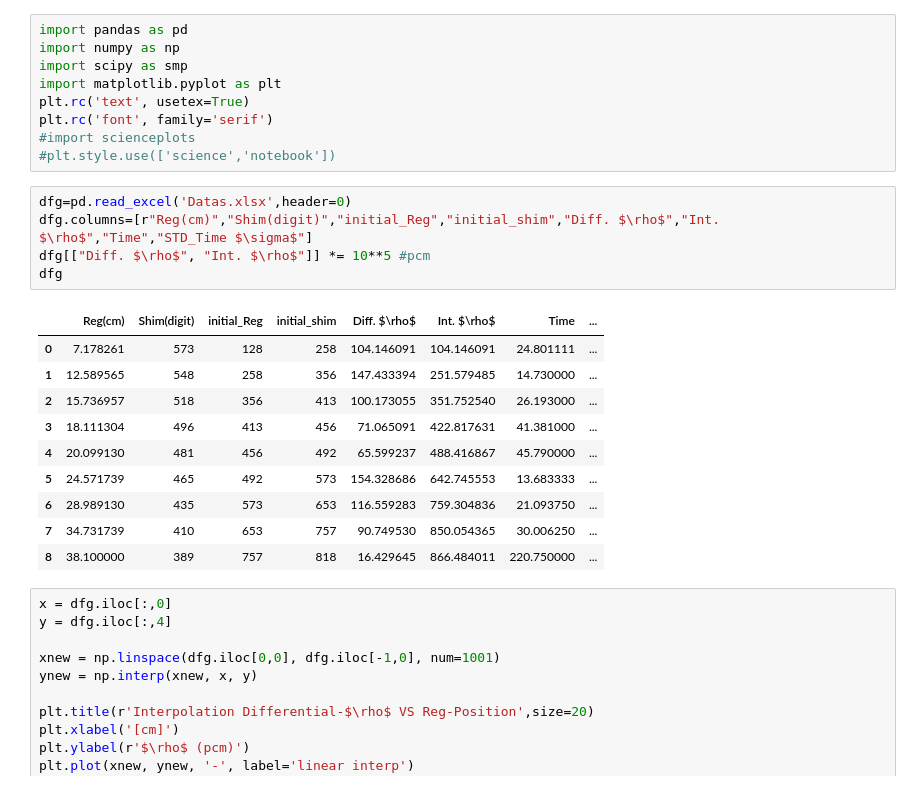
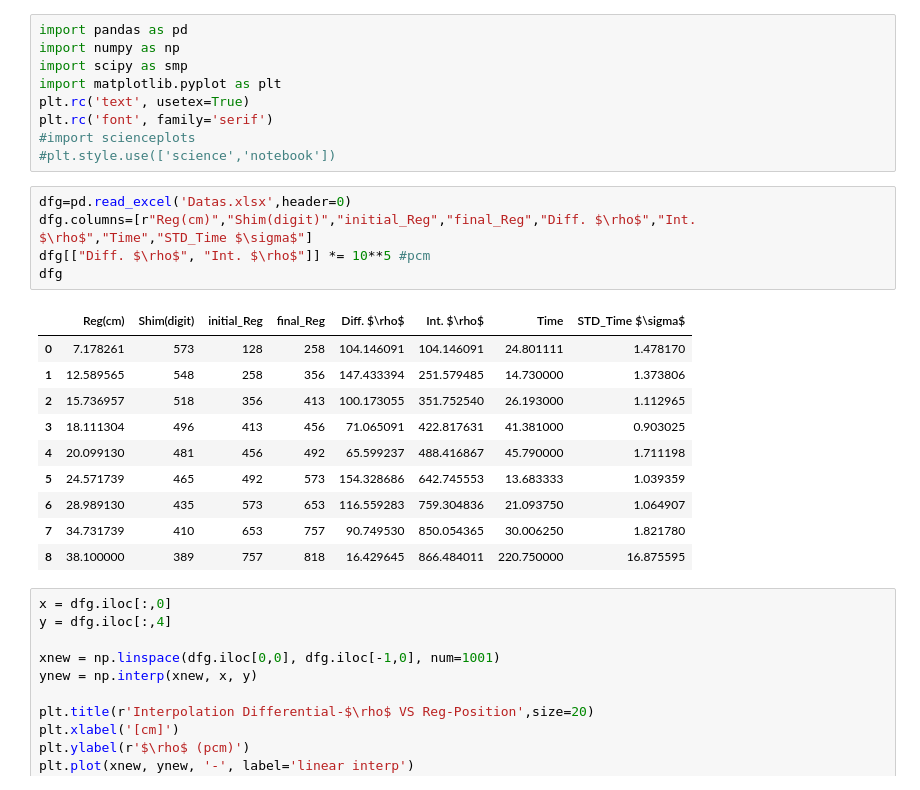
Before and after one commit to 96mat/ENRK, a Jupyter notebook: Report.ipynb, the cells around one changed output. Drawn from its saved outputs; the diff is of its cells as text.

```diff
--- a/Report.ipynb
+++ b/Report.ipynb
@@ -11,20 +11,20 @@ plt.rc('font', family='serif')
 #plt.style.use(['science','notebook'])
 # %%
 dfg=pd.read_excel('Datas.xlsx',header=0)
-dfg.columns=[r"Reg(cm)","Shim(digit)","initial_Reg","initial_shim","Diff. $\rho$","Int. $\rho$","Time","STD_Time $\sigma$"]
+dfg.columns=[r"Reg(cm)","Shim(digit)","initial_Reg","final_Reg","Diff. $\rho$","Int. $\rho$","Time","STD_Time $\sigma$"]
 dfg[["Diff. $\rho$", "Int. $\rho$"]] *= 10**5 #pcm
 dfg
 # %% [output]
-|  | Reg(cm) | Shim(digit) | initial_Reg | initial_shim | Diff. $\rho$ | Int. $\rho$ | Time | ... |
-| 0 | 7.178261 | 573 | 128 | 258 | 104.146091 | 104.146091 | 24.801111 | ... |
-| 1 | 12.589565 | 548 | 258 | 356 | 147.433394 | 251.579485 | 14.730000 | ... |
-| 2 | 15.736957 | 518 | 356 | 413 | 100.173055 | 351.752540 | 26.193000 | ... |
-| 3 | 18.111304 | 496 | 413 | 456 | 71.065091 | 422.817631 | 41.381000 | ... |
-| 4 | 20.099130 | 481 | 456 | 492 | 65.599237 | 488.416867 | 45.790000 | ... |
-| 5 | 24.571739 | 465 | 492 | 573 | 154.328686 | 642.745553 | 13.683333 | ... |
-| 6 | 28.989130 | 435 | 573 | 653 | 116.559283 | 759.304836 | 21.093750 | ... |
-| 7 | 34.731739 | 410 | 653 | 757 | 90.749530 | 850.054365 | 30.006250 | ... |
-| 8 | 38.100000 | 389 | 757 | 818 | 16.429645 | 866.484011 | 220.750000 | ... |
+|  | Reg(cm) | Shim(digit) | initial_Reg | final_Reg | Diff. $\rho$ | Int. $\rho$ | Time | STD_Time $\sigma$ |
+| 0 | 7.178261 | 573 | 128 | 258 | 104.146091 | 104.146091 | 24.801111 | 1.478170 |
+| 1 | 12.589565 | 548 | 258 | 356 | 147.433394 | 251.579485 | 14.730000 | 1.373806 |
+| 2 | 15.736957 | 518 | 356 | 413 | 100.173055 | 351.752540 | 26.193000 | 1.112965 |
+| 3 | 18.111304 | 496 | 413 | 456 | 71.065091 | 422.817631 | 41.381000 | 0.903025 |
+| 4 | 20.099130 | 481 | 456 | 492 | 65.599237 | 488.416867 | 45.790000 | 1.711198 |
+| 5 | 24.571739 | 465 | 492 | 573 | 154.328686 | 642.745553 | 13.683333 | 1.039359 |
+| 6 | 28.989130 | 435 | 573 | 653 | 116.559283 | 759.304836 | 21.093750 | 1.064907 |
+| 7 | 34.731739 | 410 | 653 | 757 | 90.749530 | 850.054365 | 30.006250 | 1.821780 |
+| 8 | 38.100000 | 389 | 757 | 818 | 16.429645 | 866.484011 | 220.750000 | 16.875595 |
 # %%
 x = dfg.iloc[:,0]
 y = dfg.iloc[:,4]
```
Also changed, not shown: parts of 13 cells of this notebook.
